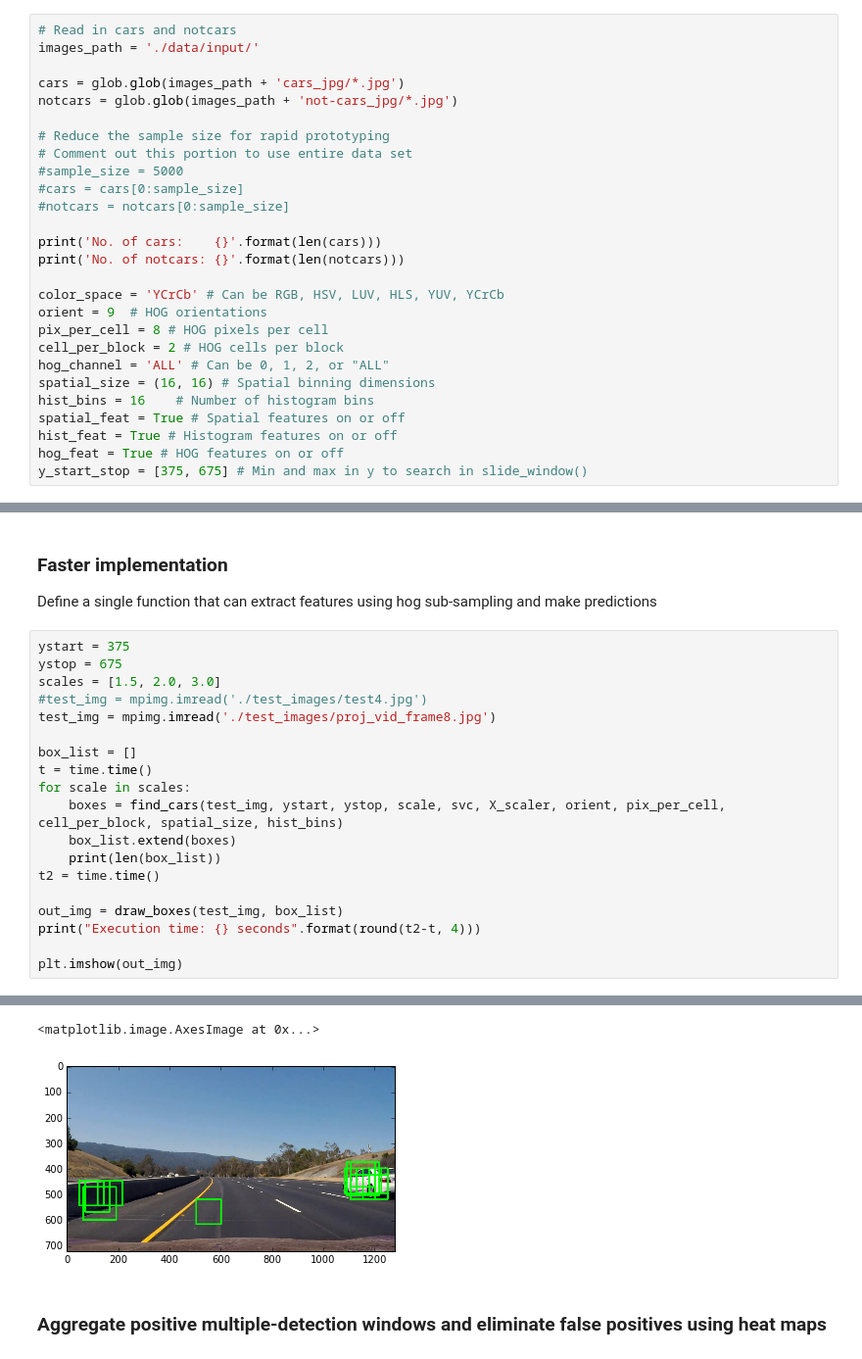
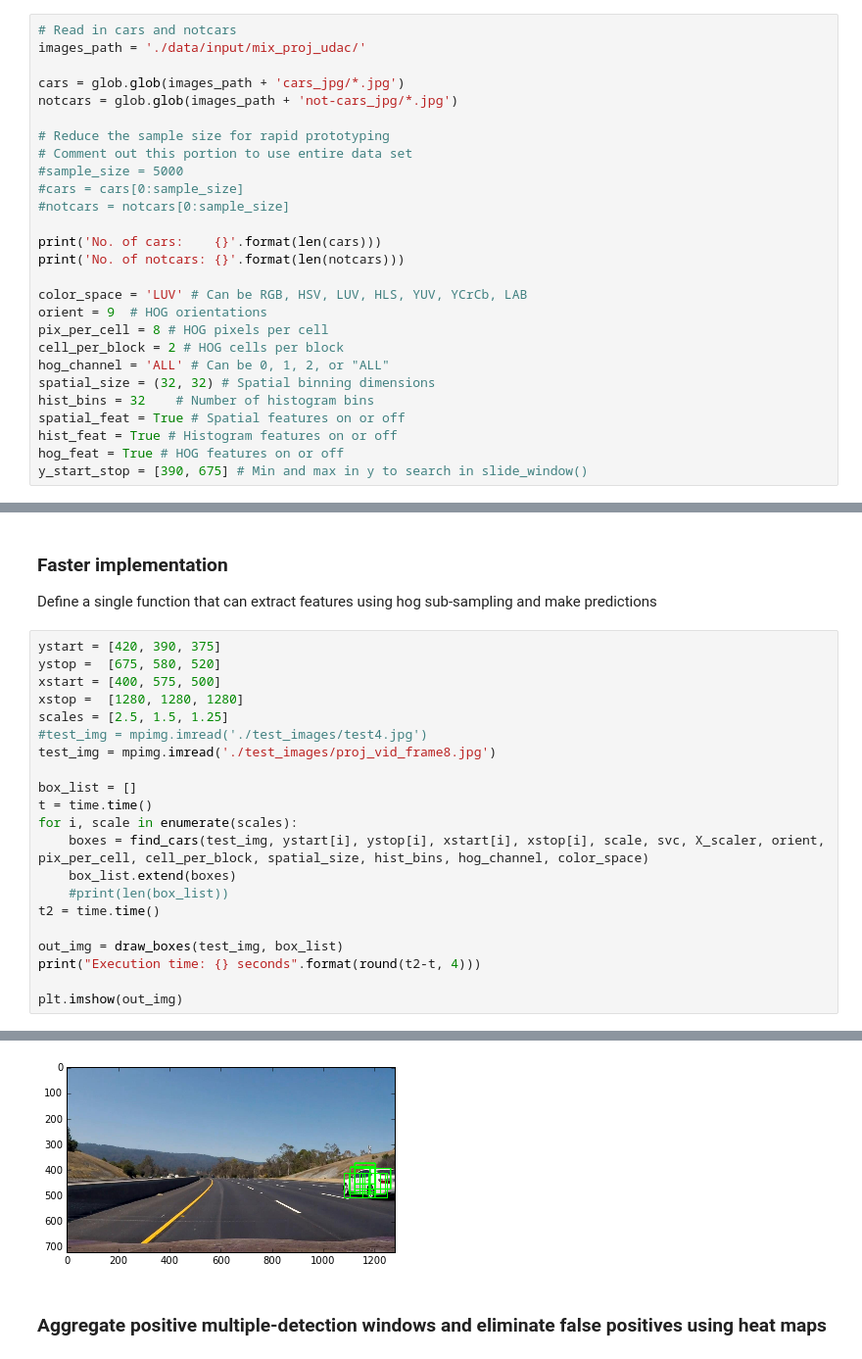
Before and after one commit to allen8r/sdc-vehicle-detection-tracking, a Jupyter notebook: detect-cars.ipynb, the cells around one changed output, grey strips where cells are left out. Shown at 98% size. Drawn from its saved outputs; the diff is of its cells as text.

```diff
--- a/detect-cars.ipynb
+++ b/detect-cars.ipynb
@@ -23,7 +23,7 @@ from vehicle_detection_helper import *
 ### Train a car/not-car classifier
 # %%
 # Read in cars and notcars
-images_path = './data/input/'
+images_path = './data/input/mix_proj_udac/'
 
 cars = glob.glob(images_path + 'cars_jpg/*.jpg')
 notcars = glob.glob(images_path + 'not-cars_jpg/*.jpg')
@@ -37,15 +37,15 @@ notcars = glob.glob(images_path + 'not-cars_jpg/*.jpg')
 print('No. of cars:    {}'.format(len(cars)))
 print('No. of notcars: {}'.format(len(notcars)))
 
-color_space = 'YCrCb' # Can be RGB, HSV, LUV, HLS, YUV, YCrCb
+color_space = 'LUV' # Can be RGB, HSV, LUV, HLS, YUV, YCrCb, LAB
 orient = 9  # HOG orientations
 pix_per_cell = 8 # HOG pixels per cell
 cell_per_block = 2 # HOG cells per block
 hog_channel = 'ALL' # Can be 0, 1, 2, or "ALL"
-spatial_size = (16, 16) # Spatial binning dimensions
-hist_bins = 16    # Number of histogram bins
+spatial_size = (32, 32) # Spatial binning dimensions
+hist_bins = 32    # Number of histogram bins
 spatial_feat = True # Spatial features on or off
 hist_feat = True # Histogram features on or off
 hog_feat = True # HOG features on or off
-y_start_stop = [375, 675] # Min and max in y to search in slide_window()
+y_start_stop = [390, 675] # Min and max in y to search in slide_window()
 # %% [output]
@@ -204,18 +200,20 @@ Execution time: 0.6509 seconds
 
 Define a single function that can extract features using hog sub-sampling and make predictions
 # %%
-ystart = 375
-ystop = 675
-scales = [1.5, 2.0, 3.0]
+ystart = [420, 390, 375]
+ystop =  [675, 580, 520]
+xstart = [400, 575, 500]
+xstop =  [1280, 1280, 1280]
+scales = [2.5, 1.5, 1.25]
 #test_img = mpimg.imread('./test_images/test4.jpg')
 test_img = mpimg.imread('./test_images/proj_vid_frame8.jpg')
 
 box_list = []
 t = time.time()
-for scale in scales:
-    boxes = find_cars(test_img, ystart, ystop, scale, svc, X_scaler, orient, pix_per_cell, cell_per_block, spatial_size, hist_bins)
+for i, scale in enumerate(scales):
+    boxes = find_cars(test_img, ystart[i], ystop[i], xstart[i], xstop[i], scale, svc, X_scaler, orient, pix_per_cell, cell_per_block, spatial_size, hist_bins, hog_channel, color_space)
     box_list.extend(boxes)
-    print(len(box_list))
+    #print(len(box_list))
 t2 = time.time()
 
 out_img = draw_boxes(test_img, box_list)
@@ -232,5 +226,4 @@ Execution time: 0.652 seconds
-<matplotlib.image.AxesImage at 0x...>
-[figure, old version]
+[figure, new version]
 # %% [markdown]
 ### Aggregate positive multiple-detection windows and eliminate false positives using heat maps
 # %%
```
Also changed, not shown: parts of 18 cells of this notebook, 5 other files.
